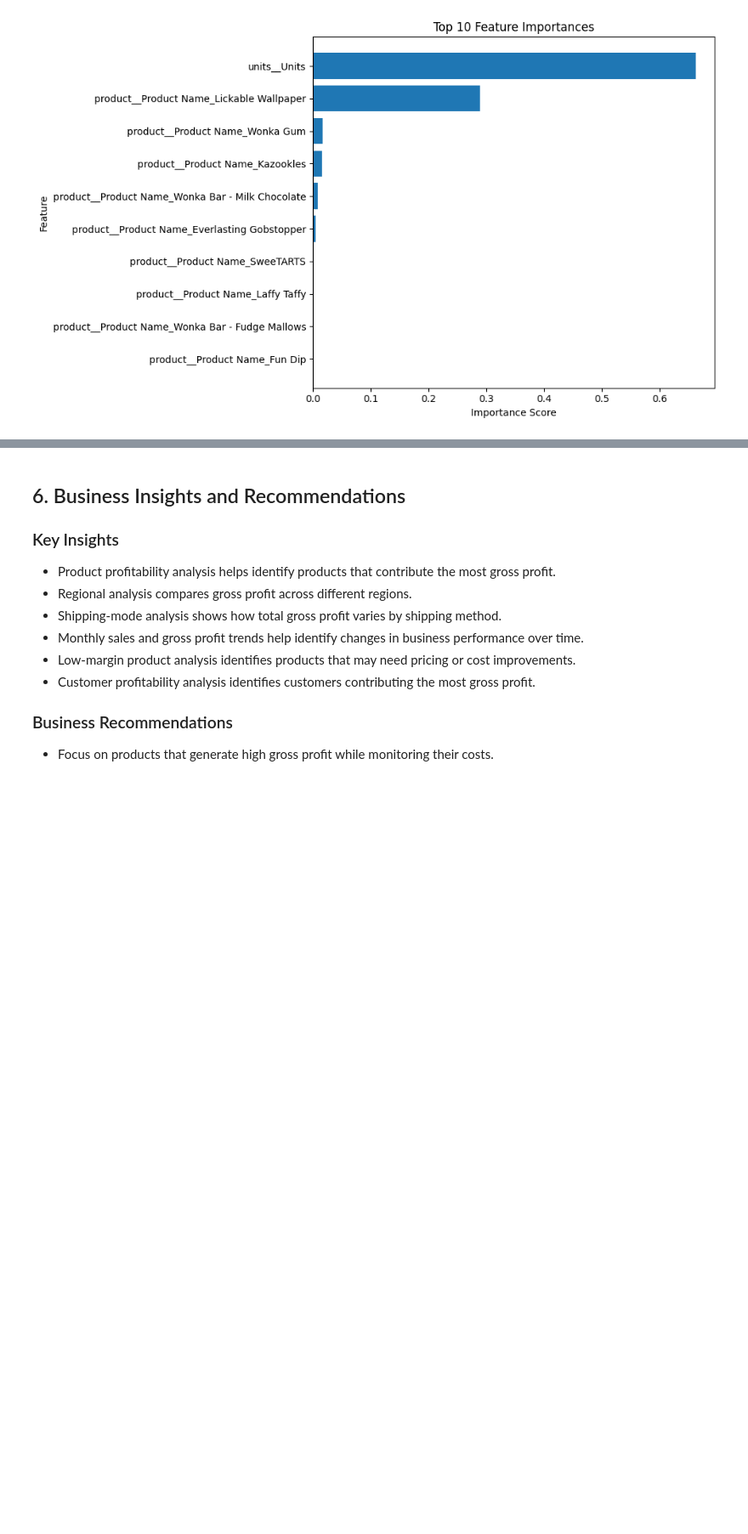
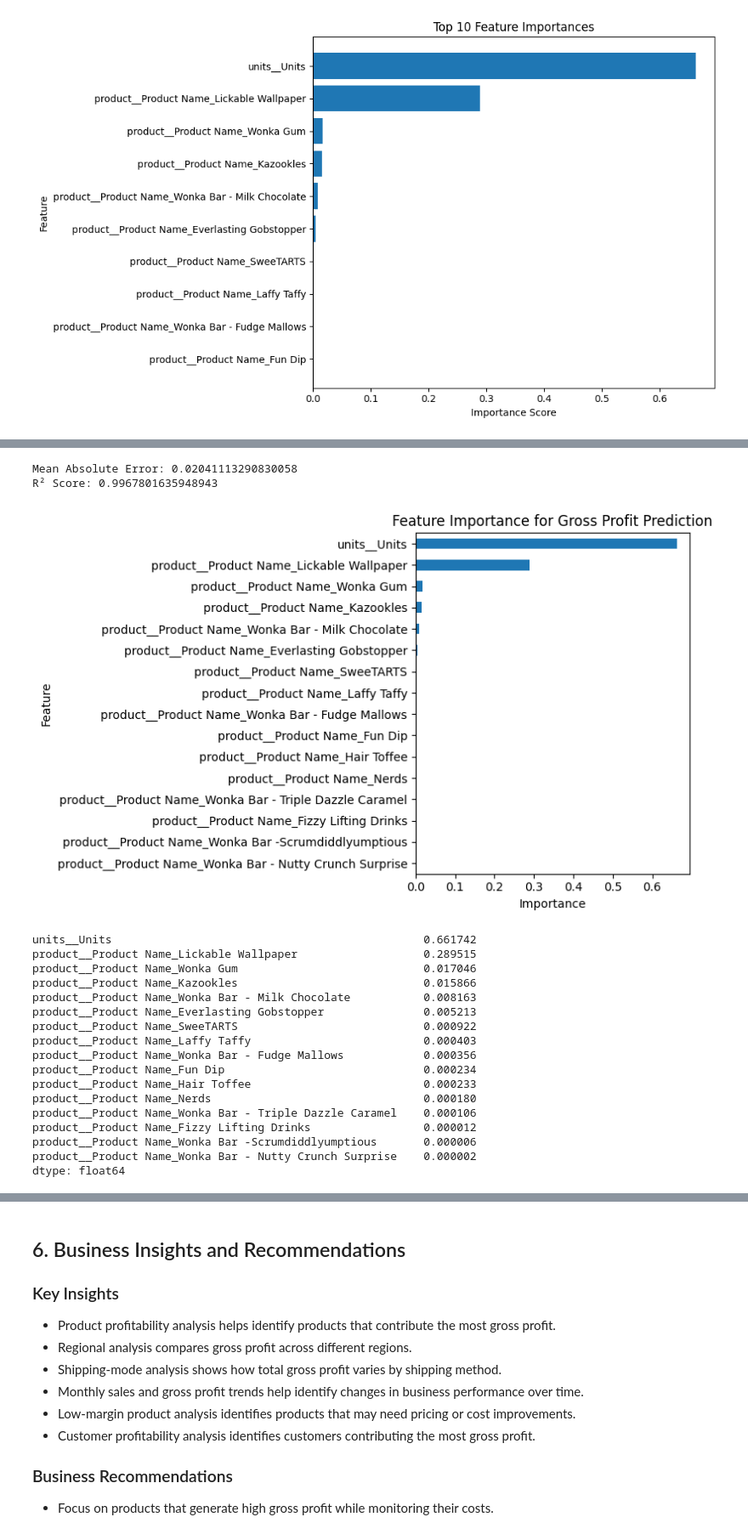
Before and after one commit to srivathsavasama/Nassau-Candy-Profitability-Analysis, a Jupyter notebook: Nassau_Candy_Profitability_Analysis.ipynb, the cells around one changed output, grey strips where cells are left out. Shown at 85% size. Saved outputs shown, nothing was run; the diff lists cells and outputs as text; code cells hidden in the pictures; blank space fills up the shorter version.

```diff
--- a/Nassau_Candy_Profitability_Analysis.ipynb
+++ b/Nassau_Candy_Profitability_Analysis.ipynb
@@ -517,0 +701,80 @@ plt.show()
+# %%
+
+from sklearn.model_selection import train_test_split
+from sklearn.compose import ColumnTransformer
+from sklearn.preprocessing import OneHotEncoder
+from sklearn.pipeline import Pipeline
+from sklearn.ensemble import RandomForestRegressor
+from sklearn.metrics import mean_absolute_error, r2_score
+
+X = df[["Product Name", "Units"]]
+y = df["Gross Profit"]
+
+X_train, X_test, y_train, y_test = train_test_split(
+    X, y, test_size=0.2, random_state=42
+)
+
+preprocessor = ColumnTransformer(
+    transformers=[
+        ("product", OneHotEncoder(handle_unknown="ignore"), ["Product Name"]),
+        ("units", "passthrough", ["Units"])
+    ]
+)
+
+model = Pipeline([
+    ("preprocessor", preprocessor),
+    ("regressor", RandomForestRegressor(
+        n_estimators=100, random_state=42
+    ))
+])
+
+model.fit(X_train, y_train)
+
+predictions = model.predict(X_test)
+
+print("Mean Absolute Error:", mean_absolute_error(y_test, predictions))
+print("R² Score:", r2_score(y_test, predictions))
+# %% [output]
+Mean Absolute Error: 0.02041113290830058
+R² Score: 0.9967801635948943
+# %%
+import pandas as pd
+import matplotlib.pyplot as plt
+
+rf_model = model.named_steps["regressor"]
+
+feature_names = model.named_steps["preprocessor"].get_feature_names_out()
+
+importance = pd.Series(
+    rf_model.feature_importances_,
+    index=feature_names
+).sort_values(ascending=True)
+
+importance.plot(kind="barh", figsize=(8, 5))
+
+plt.title("Feature Importance for Gross Profit Prediction")
+plt.xlabel("Importance")
+plt.ylabel("Feature")
+plt.tight_layout()
+plt.show()
+
+print(importance.sort_values(ascending=False))
+# %% [output]
+[figure, added]
+units__Units                                               0.661742
+product__Product Name_Lickable Wallpaper                   0.289515
+product__Product Name_Wonka Gum                            0.017046
+product__Product Name_Kazookles                            0.015866
+product__Product Name_Wonka Bar - Milk Chocolate           0.008163
+product__Product Name_Everlasting Gobstopper               0.005213
+product__Product Name_SweeTARTS                            0.000922
+product__Product Name_Laffy Taffy                          0.000403
+product__Product Name_Wonka Bar - Fudge Mallows            0.000356
+product__Product Name_Fun Dip                              0.000234
+product__Product Name_Hair Toffee                          0.000233
+product__Product Name_Nerds                                0.000180
+product__Product Name_Wonka Bar - Triple Dazzle Caramel    0.000106
+product__Product Name_Fizzy Lifting Drinks                 0.000012
+product__Product Name_Wonka Bar -Scrumdiddlyumptious       0.000006
+product__Product Name_Wonka Bar - Nutty Crunch Surprise    0.000002
+dtype: float64
```
Also changed, not shown: parts of 107 cells of this notebook.
